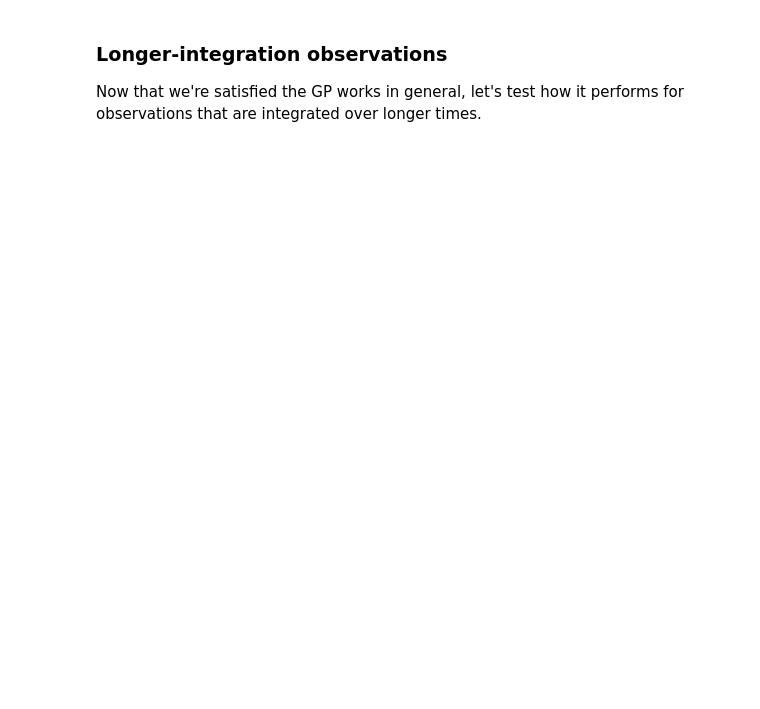
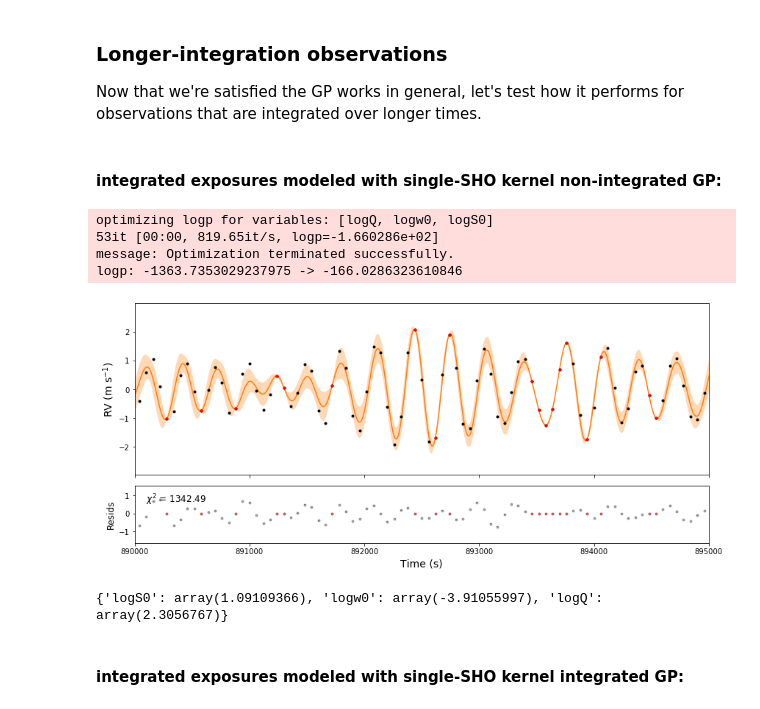
Before and after one commit to megbedell/pmodes, a Jupyter notebook: experiments/02-gp-fitting.ipynb, the cells around one changed output. Saved outputs shown, nothing was run; the diff lists cells and outputs as text; code cells hidden in the pictures; blank space fills up the shorter version.

Commit message:
integrated GPs yay

```diff
--- a/experiments/02-gp-fitting.ipynb
+++ b/experiments/02-gp-fitting.ipynb
@@ -235,0 +379,58 @@ plt.plot(mid_ts, mid_rvs, 'k.')
+# %% [markdown]
+#### integrated exposures modeled with single-SHO kernel non-integrated GP:
+# %%
+with pm.Model() as model:
+
+    logS0 = pm.Normal("logS0", mu=0.0, sd=15.0, testval=np.log(np.var(rvs_onemode)))
+    logw0 = pm.Normal("logw0", mu=-3.9, sd=2.0)
+    logQ = pm.Normal("logQ", mu=8.1, sd=2.0)
+
+    # Set up the kernel and GP
+    kernel = terms.SHOTerm(log_S0=logS0, log_w0=logw0, log_Q=logQ)
+    gp = GP(kernel, t, yerr ** 2)
+
+    # Add a custom "potential" (log probability function) with the GP likelihood
+    pm.Potential("gp", gp.log_likelihood(y))
+
+with model:
+    map_soln = xo.optimize(start=model.test_point)
+    mu, var = xo.eval_in_model(gp.predict(t_grid, return_var=True), map_soln)
+    sd = np.sqrt(var)
+    y_pred = xo.eval_in_model(gp.predict(t), map_soln)
+    y_pred_all = xo.eval_in_model(gp.predict(t_all), map_soln)
+# %% [output]
+optimizing logp for variables: [logQ, logw0, logS0]
+53it [00:00, 819.65it/s, logp=-1.660286e+02]
+message: Optimization terminated successfully.
+logp: -1363.7353029237975 -> -166.0286323610846
+# %%
+fig, (ax1,ax2) = plt.subplots(2, 1, figsize=(14,6), sharex=True,
+                              gridspec_kw={'height_ratios':[3,1], 'hspace':0.1})
+
+art = ax1.fill_between(t_grid, mu + sd, mu - sd, color="C1", alpha=0.3)
+art.set_edgecolor("none")
+ax1.plot(t_grid, mu, color="C1", label="prediction")
+
+ax1.errorbar(t_all, y_all, yerr=yerr_all, fmt=".k", capsize=0, label='validation data')
+ax1.errorbar(t, y, yerr=yerr, fmt=".r", capsize=0, label="training data")
+ax1.legend(fontsize=12)
+
+ax2.errorbar(t_all, y_all - y_pred_all, yerr=yerr_all, fmt=".k", capsize=0, alpha=0.3)
+ax2.errorbar(t, y - y_pred, yerr=yerr, fmt=".r", capsize=0, alpha=0.3)
+
+inds = (t_all > xlim_plot[0]) & (t_all < xlim_plot[0])
+chisq = np.sum(((y_all - y_pred_all)/yerr_all)[inds])**2
+ax2.text(xlim_plot + 100, 0.6, r'$\chi^2$ = {0:.2f}'.format(chisq), fontsize=12)
+ax2.set_xlabel('Time (s)', fontsize=14)
+ax1.set_ylabel(r'RV (m s$^{-1}$)', fontsize=14)
+ax2.set_ylabel('Resids', fontsize=12)
+
+ax1.set_xlim(xlim_plot);
+# %% [output]
+[figure, added]
+# %%
+print(map_soln)
+# %% [output]
+{'logS0': array(1.09109366), 'logw0': array(-3.91055997), 'logQ': array(2.3056767)}
+# %% [markdown]
+#### integrated exposures modeled with single-SHO kernel integrated GP:
```
Also changed, not shown: parts of 29 cells of this notebook.
